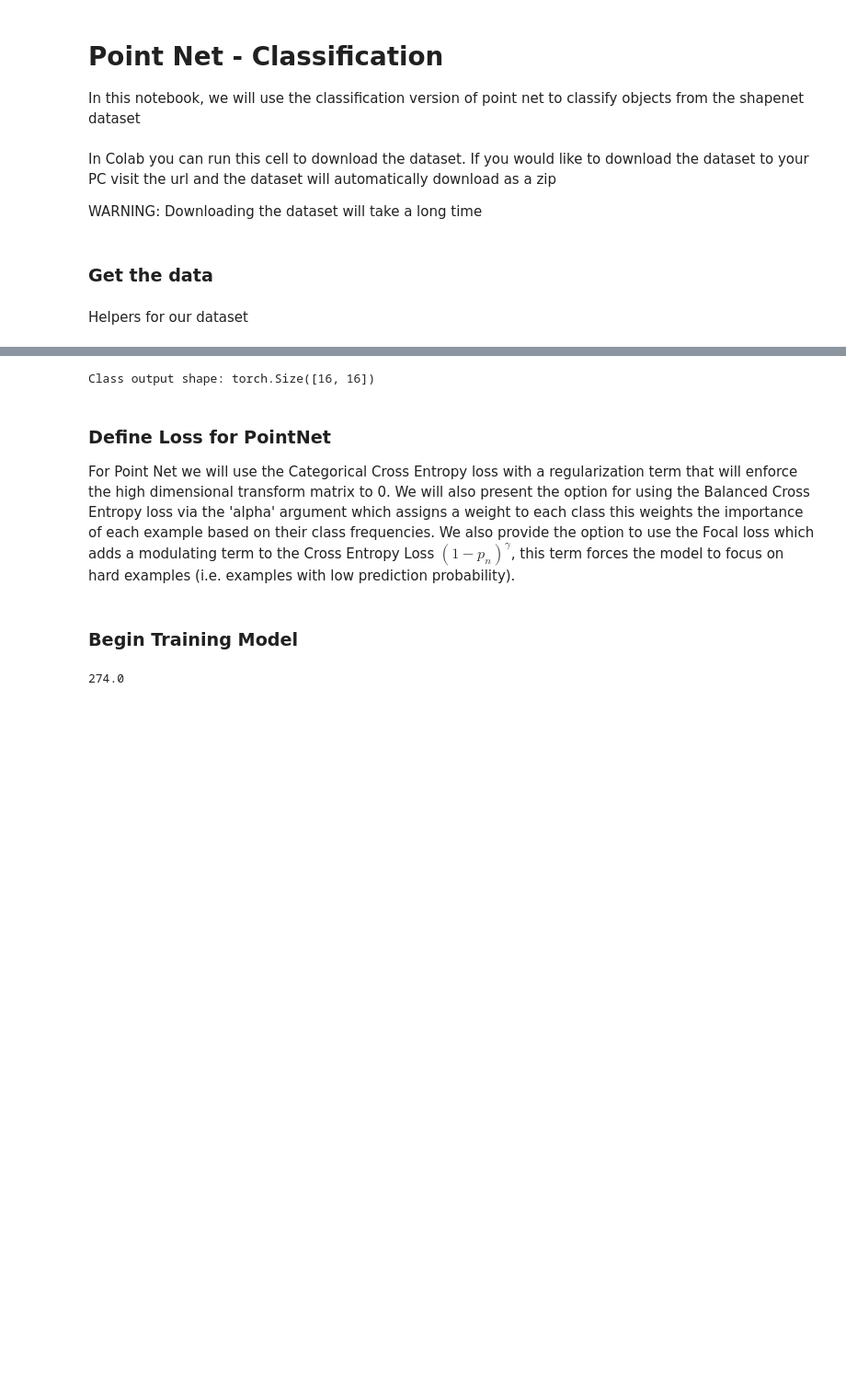
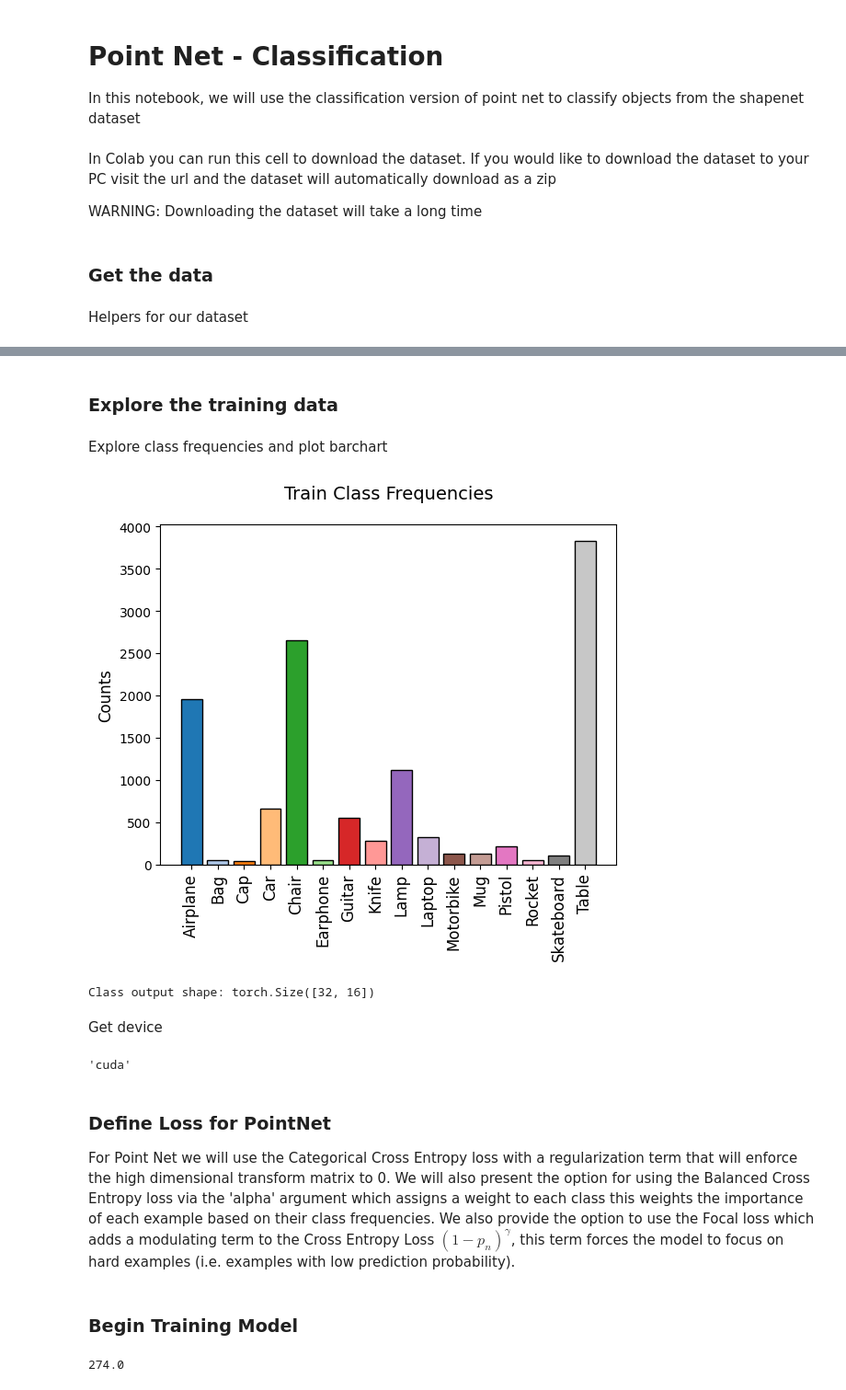
Before and after one commit to itberrios/3D, a Jupyter notebook: point_net/pointnet_cls.ipynb, the cells around one changed output, grey strips where cells are left out. Shown at 92% size. Cells and saved outputs as stored; diff of their text form; code cells hidden in the pictures; blank space fills up the shorter version.

```diff
--- a/point_net/pointnet_cls.ipynb
+++ b/point_net/pointnet_cls.ipynb
@@ -50,7 +51,7 @@ BATCH_SIZE = 16
 Helpers for our dataset
 # %%
 # get class - label mappings
-classes_dict = {
+CATEGORIES = {
     'Airplane': 0,
     'Bag': 1,
     'Cap': 2,
@@ -68,7 +69,27 @@ classes_dict = {
     'Skateboard': 14,
     'Table': 15}
 
-# Simple point cloud coloring mapping
+# unique color map generated via
+# https://mokole.com/palette.html
+COLOR_MAP = {
+    0  : (47, 79, 79),    # Airplane - darkslategray
+    1  : (139, 69, 19),   # Bag - saddlebrown
+    2  : (34, 139, 34),   # Cap - forestgreen
+    3  : (75, 0, 130),    # Car - indigo
+    4  : (255, 0, 0),     # column - red
+    5  : (255, 255, 0),   # window - yellow
+    6  : (0, 255, 0),     # door - lime
+    7  : (0, 255, 255),   # table - aqua
+    8  : (0, 0, 255),     # chair - blue
+    9  : (255, 0, 255),   # sofa - fuchsia
+    10 : (238, 232, 170), # bookcase - palegoldenrod
+    11 : (100, 149, 237), # board - cornflower
+    12 : (255, 105, 180), # stairs - hotpink
+    13 : (0, 0, 0)        # clutter - black
+}
+
+
+# Simple point cloud coloring mapping for part segmentation
 def read_pointnet_colors(seg_labels):
     map_label_to_rgb = {
         1: [0, 255, 0],
@@ -85,13 +106,11 @@ from torch.utils.data import DataLoader
 from shapenet_dataset import ShapenetDataset
 
 # train Dataset & DataLoader
-train_dataset = ShapenetDataset(ROOT, npoints=NUM_TRAIN_POINTS, split='train', classification=True,
-                                class_choice=None, image=False)
+train_dataset = ShapenetDataset(ROOT, npoints=NUM_TRAIN_POINTS, split='train', classification=True)
 train_dataloader = DataLoader(train_dataset, batch_size=BATCH_SIZE, shuffle=True)
 
 # Validation Dataset & DataLoader
-valid_dataset = ShapenetDataset(ROOT, npoints=NUM_TRAIN_POINTS, split='valid', classification=True,
-                                class_choice=None, image=False)
+valid_dataset = ShapenetDataset(ROOT, npoints=NUM_TRAIN_POINTS, split='valid', classification=True)
 valid_dataloader = DataLoader(valid_dataset, batch_size=BATCH_SIZE)
 
 # test Dataset & DataLoader (segmentation version for display)
@@ -104,0 +119,2 @@ torch.Size([16, 2500, 3])
+# %% [markdown]
+### Explore the training data
@@ -105,11 +133,39 @@ torch.Size([16, 2500, 3])
+# %% [markdown]
+Explore class frequencies and plot barchart
+# %%
+total_train_targets = []
+for (_, targets) in train_dataloader:
+    total_train_targets += targets.reshape(-1).numpy().tolist()
+
+total_train_targets = np.array(total_train_targets)
+# %%
+class_bins = np.bincount(total_train_targets)
+
+plt.bar(list(CATEGORIES.keys()), class_bins,
+             color=mpl.cm.tab20(np.arange(0, NUM_CLASSES)),
+             edgecolor='black')
+plt.xticks(list(CATEGORIES.keys()), list(CATEGORIES.keys()), size=12, rotation=90)
+plt.ylabel('Counts', size=12)
+plt.title('Train Class Frequencies', size=14, pad=20);
+# %% [output]
+[figure, added]
 # %%
 from point_net import PointNetClassHead
+
+points, targets = next(iter(train_dataloader))
 
 classifier = PointNetClassHead(k=NUM_CLASSES, num_global_feats=GLOBAL_FEATS)
 out, _, _ = classifier(points.transpose(2, 1))
 print(f'Class output shape: {out.shape}')
 # %% [output]
-Class output shape: torch.Size([16, 16])
+Class output shape: torch.Size([32, 16])
+# %% [markdown]
+Get device
+# %%
+device = 'cuda' if torch.cuda.is_available() else 'cpu'
+device
+# %% [output]
+'cuda'
 # %% [markdown]
 ### Define Loss for PointNet
 
```
Also changed, not shown: parts of 10 cells of this notebook, 3 other files.
